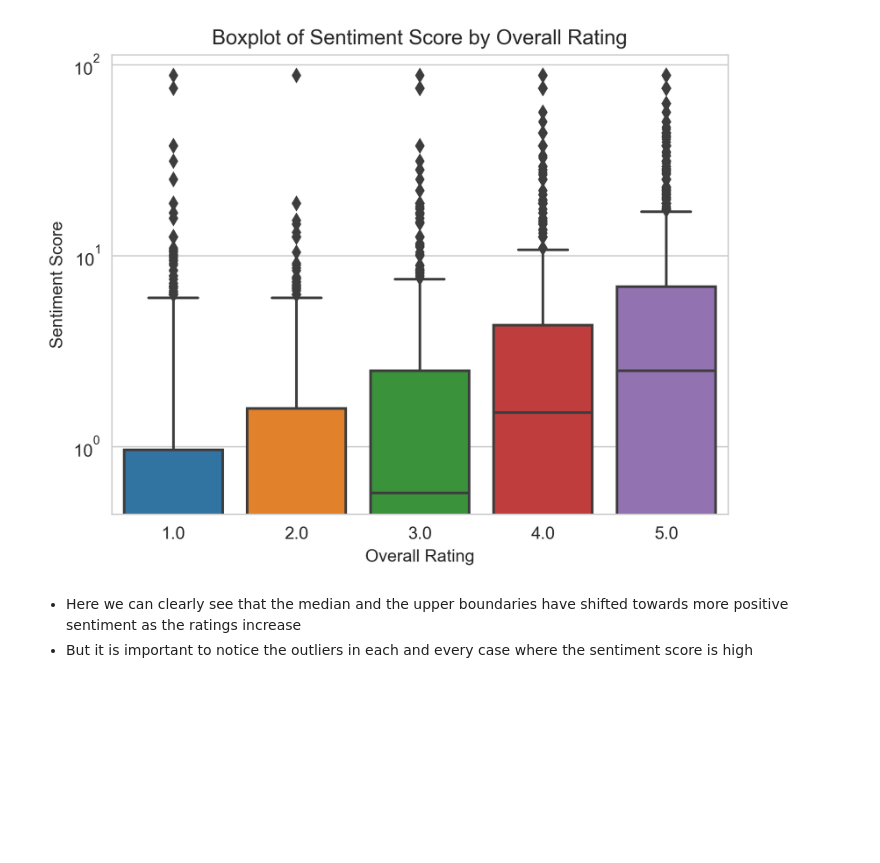
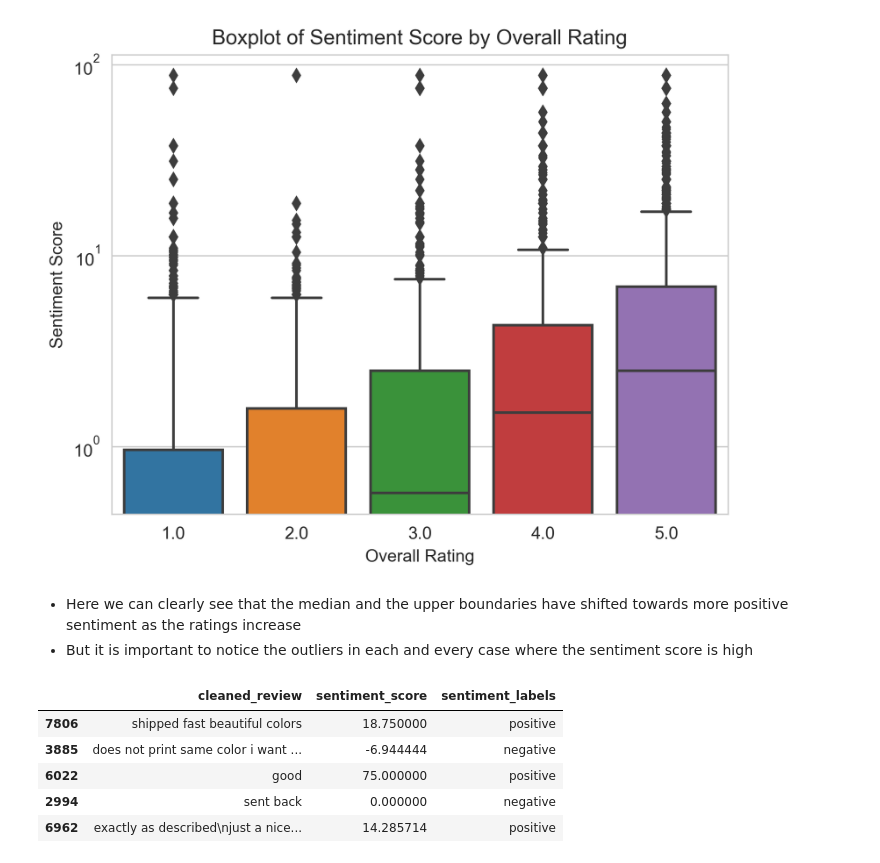
Before and after one commit to Asifdotexe/SentimentScoringModel, a Jupyter notebook: code/issue-9-as-analysis-on-baseline-scores.ipynb, the cells around one changed output. Saved outputs shown, nothing was run; the diff lists cells and outputs as text; code cells hidden in the pictures; blank space fills up the shorter version.

Commit message:
#9 added sentimental labels to the data

```diff
--- a/code/issue-9-as-analysis-on-baseline-scores.ipynb
+++ b/code/issue-9-as-analysis-on-baseline-scores.ipynb
@@ -85,3 +86,16 @@ plt.yscale('log')
 # %% [markdown]
 - Here we can clearly see that the median and the upper boundaries have shifted towards more positive sentiment as the ratings increase
 -  But it is important to notice the outliers in each and every case where the sentiment score is high
+# %%
+# getting the sentiment labels for each row
+# function source: nlp_preprocessing.py
+df['sentiment_labels'] = df['sentiment_score'].apply(get_sentiment_label)
+# %%
+df[['cleaned_review','sentiment_score','sentiment_labels']].sample(5)
+# %% [output]
+|  | cleaned_review | sentiment_score | sentiment_labels |
+| 7806 | shipped fast beautiful colors | 18.750000 | positive |
+| 3885 | does not print same color i want ... | -6.944444 | negative |
+| 6022 | good | 75.000000 | positive |
+| 2994 | sent back | 0.000000 | negative |
+| 6962 | exactly as described\njust a nice... | 14.285714 | positive |
```
Also changed, not shown: parts of 1 cell of this notebook, 1 other file.
